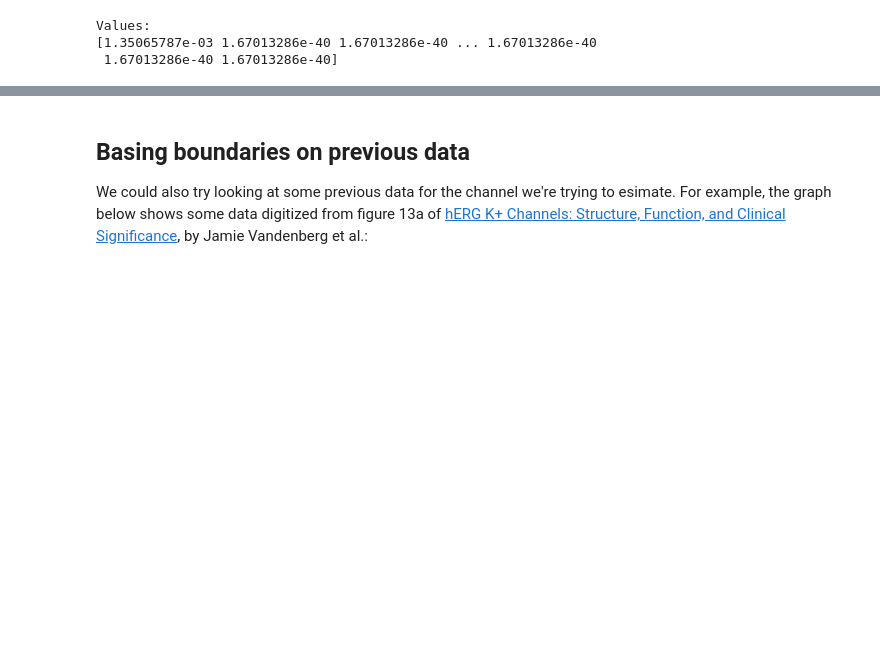
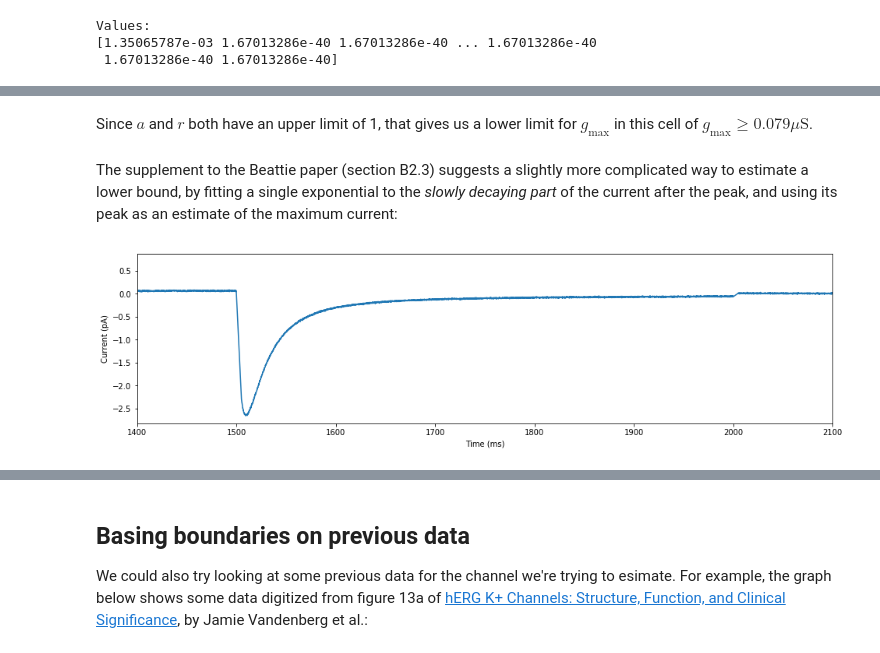
Before and after one commit to CardiacModelling/fitting-notebooks, a Jupyter notebook: ion-currents-tutorial/boundaries.ipynb, the cells around one changed output, grey strips where cells are left out. Saved outputs shown, nothing was run; the diff lists cells and outputs as text; code cells hidden in the pictures; blank space fills up the shorter version.

Commit message:
Looking at boundaries

```diff
--- a/ion-currents-tutorial/boundaries.ipynb
+++ b/ion-currents-tutorial/boundaries.ipynb
@@ -200,0 +249,20 @@ $$p_9 = g_\text{max} $$
+# %% [markdown]
+Since $a$ and $r$ both have an upper limit of 1, that gives us a lower limit for $g_\text{max}$ in this cell of $g_\text{max} \geq 0.079 \mu\text{S}$.
+# %% [markdown]
+The supplement to the Beattie paper (section B2.3) suggests a slightly more complicated way to estimate a lower bound, by fitting a single exponential to the _slowly decaying part_ of the current after the peak, and using its peak as an estimate of the maximum current:
+# %%
+import numpy as np
+
+# Select just time can current from the log
+times = log.time()
+currents = log['current']
+
+# Zoom in on the peak near t=1500s
+plt.figure(figsize=(16, 4))
+plt.xlabel('Time (ms)')
+plt.ylabel('Current (pA)')
+plt.plot(times, currents)
+plt.xlim(1400, 2100)
+plt.show()
+# %% [output]
+[figure, added]
```
Also changed, not shown: parts of 17 cells of this notebook, 4 other files.
